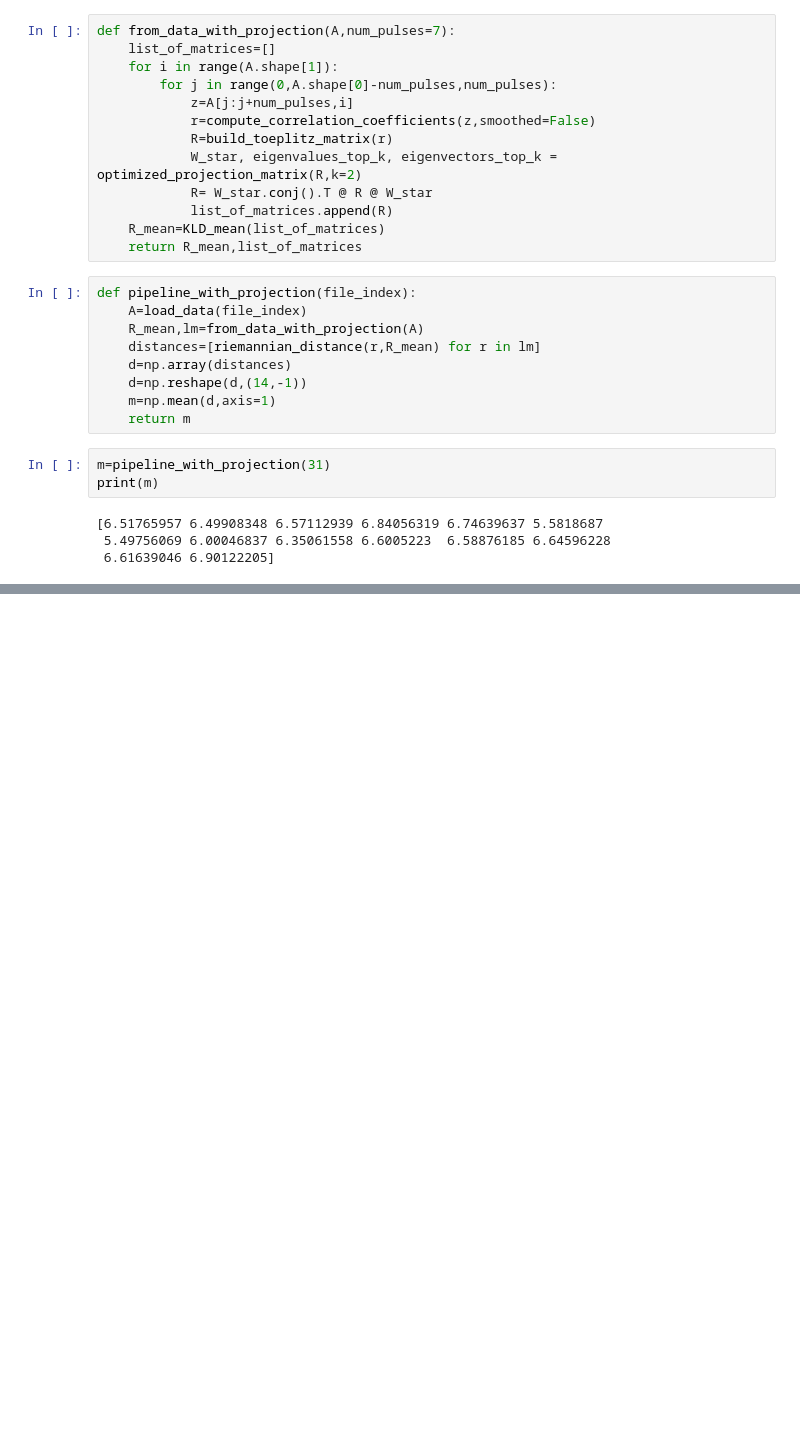
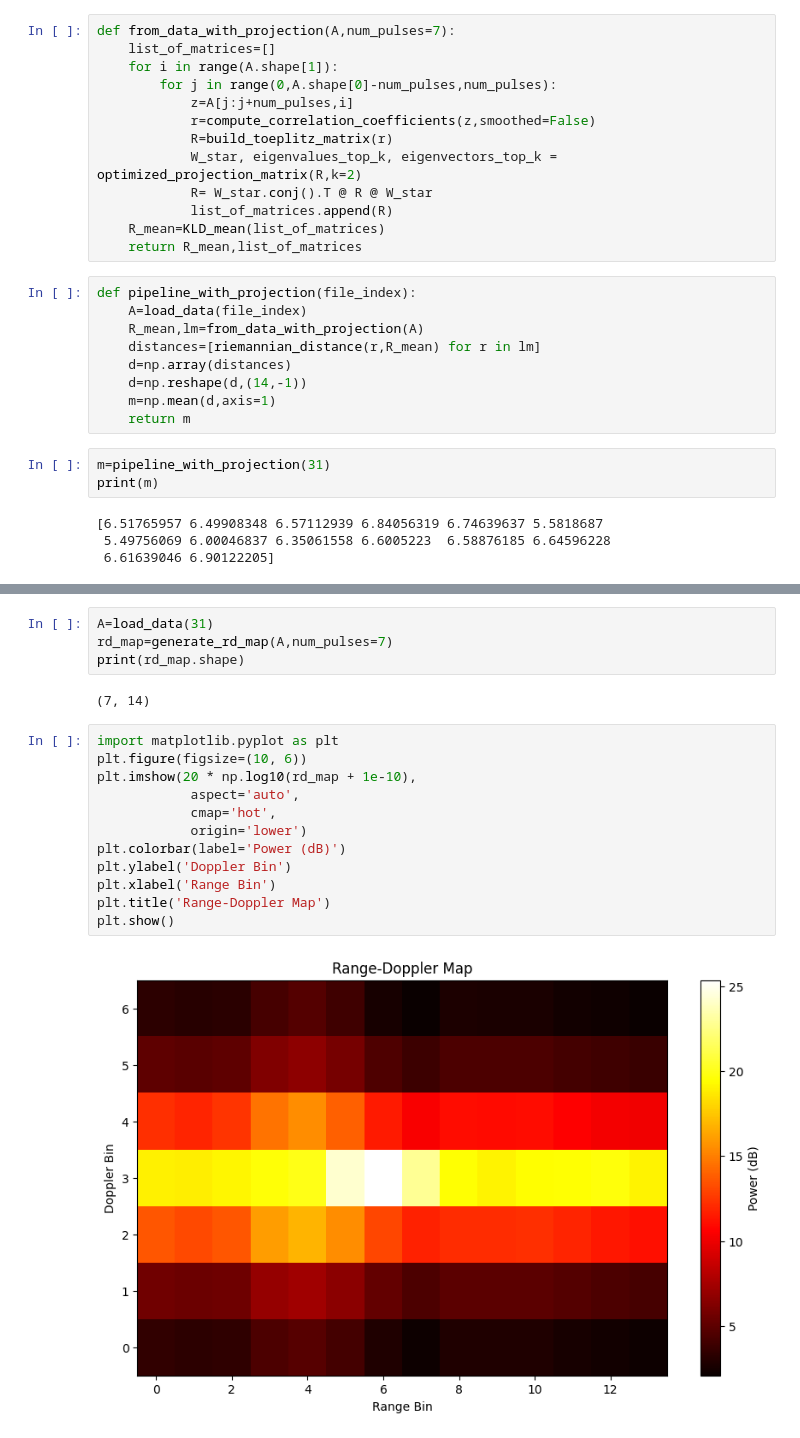
Before and after one commit to LANEVADA/IG, a Jupyter notebook: remake.ipynb, the cells around one changed output, grey strips where cells are left out. Cells and saved outputs as stored; diff of their text form; blank space fills up the shorter version.

```diff
--- a/remake.ipynb
+++ b/remake.ipynb
@@ -209,0 +253,20 @@ print(m)
+# %%
+A=load_data(31)
+rd_map=generate_rd_map(A,num_pulses=7)
+print(rd_map.shape)
+# %% [output]
+(7, 14)
+# %%
+import matplotlib.pyplot as plt
+plt.figure(figsize=(10, 6))
+plt.imshow(20 * np.log10(rd_map + 1e-10),
+            aspect='auto',
+            cmap='hot',
+            origin='lower')
+plt.colorbar(label='Power (dB)')
+plt.ylabel('Doppler Bin')
+plt.xlabel('Range Bin')
+plt.title('Range-Doppler Map')
+plt.show()
+# %% [output]
+[figure, added]
```
Also changed, not shown: parts of 1 cell of this notebook.
